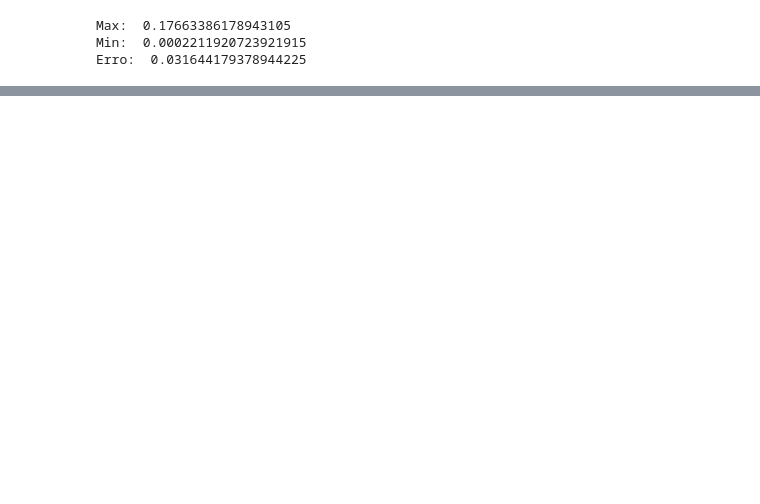
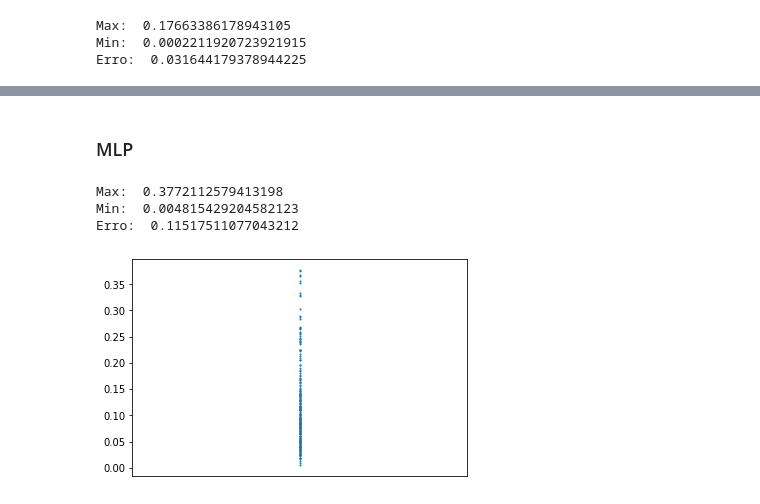
Before and after one commit to gabrielvmelo/cmoveis, a Jupyter notebook: cmoveis_projeto.ipynb, the cells around one changed output, grey strips where cells are left out. Saved outputs shown, nothing was run; the diff lists cells and outputs as text; code cells hidden in the pictures; blank space fills up the shorter version.

```diff
--- a/cmoveis_projeto.ipynb
+++ b/cmoveis_projeto.ipynb
@@ -171,0 +301,2 @@ plt.show()
+# %% [markdown]
+### MLP
@@ -171,0 +305,30 @@ plt.show()
+# %%
+regrss = MLPRegressor()
+# %%
+regrss.fit(x_train, y_train)
+y_pred3 = scaler2.inverse_transform(regrss.predict(x_test))
+# %%
+df3 = pd.DataFrame({})
+df3['p_lat'] = y_pred3[:,0]
+df3['p_lon'] = y_pred3[:,1]
+df3['o_lat'] = y_test[:,0]
+df3['o_lon'] = y_test[:,1]
+# %%
+df3['dist'] = df3.apply(lambda x: GeoUtils.distanceInKm(x.p_lat, x.p_lon, x.o_lat, x.o_lon), axis=1)
+# %%
+erro = np.mean(df3['dist'].values)
+
+print("Max: ", df3['dist'].values.max())
+print("Min: ", df3['dist'].values.min())
+print("Erro: ", erro)
+# %% [output]
+Max:  0.3772112579413198
+Min:  0.004815429204582123
+Erro:  0.11517511077043212
+# %%
+plt.scatter([0]*df3.shape[0],df3['dist'],s=1)
+cur_axes = plt.gca()
+cur_axes.axes.get_xaxis().set_visible(False)
+plt.show()
+# %% [output]
+[figure, added]
```
Also changed, not shown: parts of 24 cells of this notebook, 11 other files.
